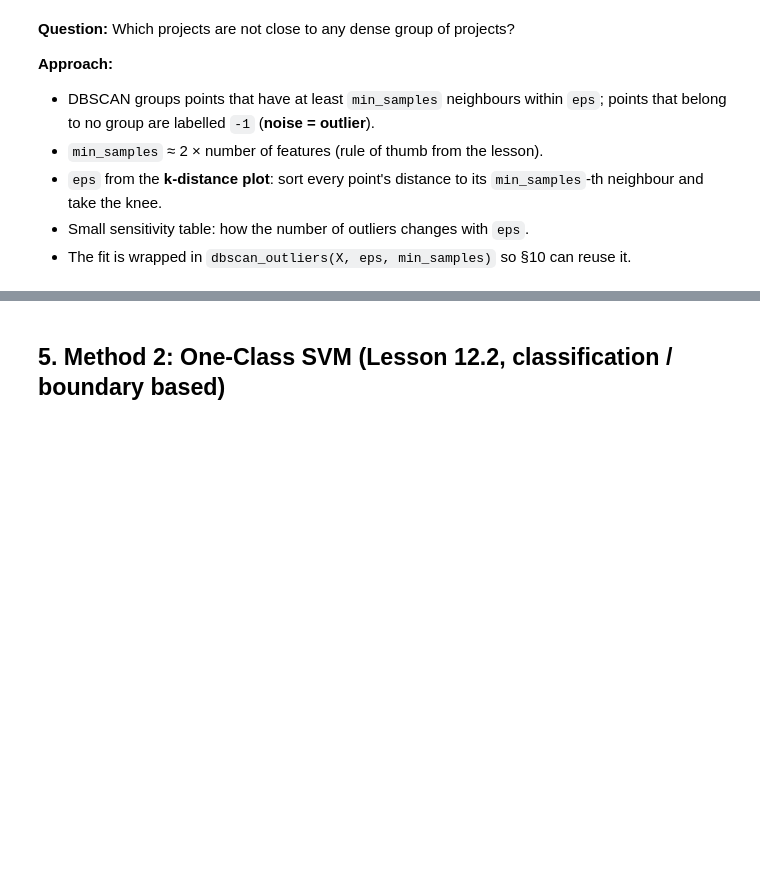
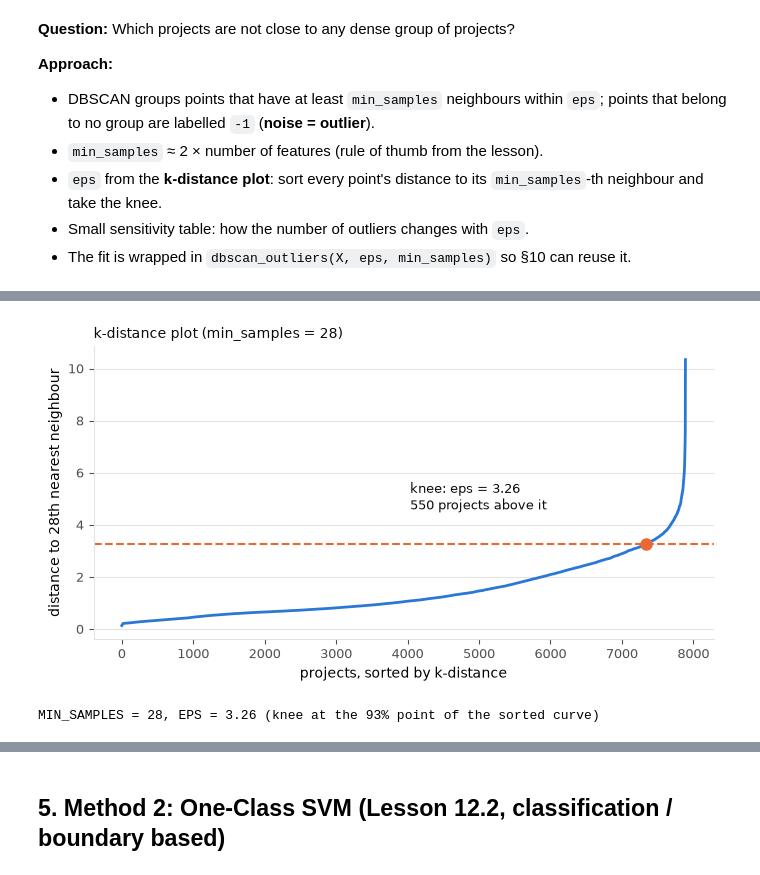
Before and after one commit to Miablo/decay-before-archival, a Jupyter notebook: notebooks/outlier_detection.ipynb, the cells around one changed output, grey strips where cells are left out. Saved outputs shown, nothing was run; the diff lists cells and outputs as text; code cells hidden in the pictures; blank space fills up the shorter version.

Commit message:
feat: add DBSCAN outlier detection

```diff
--- a/notebooks/outlier_detection.ipynb
+++ b/notebooks/outlier_detection.ipynb
@@ -384,0 +383,31 @@ X: 7,890 real projects x 14 features
+# %%
+from sklearn.cluster import DBSCAN
+from sklearn.neighbors import NearestNeighbors
+
+MIN_SAMPLES = 2 * X.shape[1]
+
+# kneighbors on the training data returns each point itself as neighbour 1 (distance 0),
+# which matches DBSCAN counting the point itself towards min_samples.
+dist, _ = NearestNeighbors(n_neighbors=MIN_SAMPLES).fit(X).kneighbors(X)
+k_dist = np.sort(dist[:, -1])
+
+x01 = np.linspace(0, 1, len(k_dist))
+y01 = (k_dist - k_dist.min()) / (k_dist.max() - k_dist.min())
+knee = int(np.argmax(x01 - y01))
+EPS = round(float(k_dist[knee]), 2)
+
+fig, ax = plt.subplots(figsize=(8, 3.8))
+ax.plot(np.arange(len(k_dist)), k_dist, color=BLUE, linewidth=2)
+ax.axhline(EPS, color=ORANGE, linestyle="--", linewidth=1.5)
+ax.plot(knee, EPS, "o", color=ORANGE, markersize=8)
+ax.annotate(f"knee: eps = {EPS}\n{len(k_dist) - knee:,} projects above it",
+            (knee, EPS), xytext=(-170, 25), textcoords="offset points", fontsize=9, color=INK)
+ax.set(xlabel="projects, sorted by k-distance", ylabel=f"distance to {MIN_SAMPLES}th nearest neighbour")
+title(ax, f"k-distance plot (min_samples = {MIN_SAMPLES})")
+style(ax)
+save_fig(fig, "outliers_dbscan_kdistance")
+plt.show()
+print(f"MIN_SAMPLES = {MIN_SAMPLES}, EPS = {EPS} (knee at the {knee / len(k_dist):.0%} point of the sorted curve)")
+# %% [output]
+[figure, added]
+MIN_SAMPLES = 28, EPS = 3.26 (knee at the 93% point of the sorted curve)
```
Also changed, not shown: parts of 9 cells of this notebook, 6 other files.
